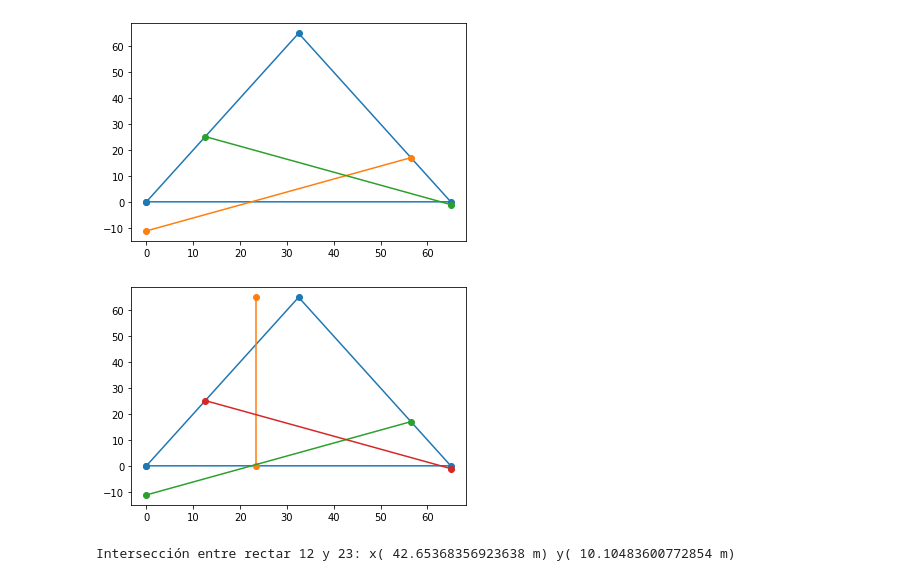
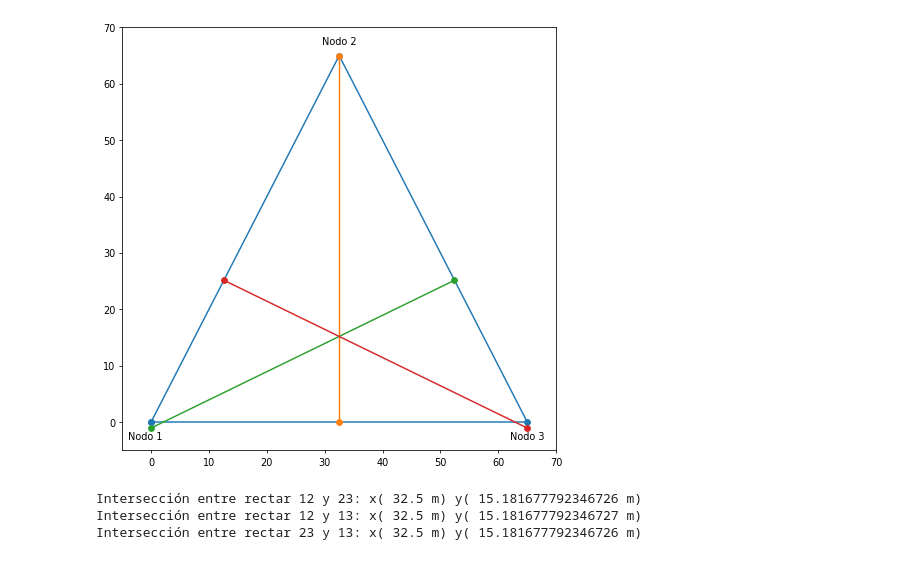
Before and after one commit to altagracience/proyecto-final, a Jupyter notebook: triagulacion-script/triangulacion.ipynb, the cells around one changed output. Saved outputs shown, nothing was run; the diff lists cells and outputs as text; code cells hidden in the pictures.

```diff
--- a/triagulacion-script/triangulacion.ipynb
+++ b/triagulacion-script/triangulacion.ipynb
@@ -52,16 +45,10 @@ ang3 = math.acos((dist23**2 + dist13**2 - dist12**2)/(2*dist13*dist23))
 x32 = x[2] - d32 * math.cos(ang3)
 y32 = d32 * math.sin(ang3)
 
-# Buscamos la pendiente de la recta perpendicular y graficamos
+# Buscamos la pendiente de la recta perpendicular
 m32 = (-1)*((y[1]-y[2])/(x[1]-x[2]))**(-1)
-plot(x, y, 'o-')
 x32_rec = [x32, 0]
 y32_rec = [y32, m32 * 0 - m32 * x32 + y32]
-plot(x32_rec, y32_rec, 'o-')
-plot(x12_rec, y12_rec, 'o-')
-show()
-# %% [output]
-[figure, removed]
 # %%
 exp = (int(P1) - int(P3))/20
 result = 10**exp
@@ -71,19 +58,45 @@ d31 = (result * dist13)/(1+result)
 x31 = x[0] + d31
 y31 = 0
 
-# Buscamos la pendiente de la recta perpendicular y graficamos
-plot(x, y, 'o-')
+# Al estar siempre sobre el eje X, la recta perpendicular siempre sera una constante
 x31_rec = [x31, x31]
 y31_rec = [y31, y[1]]
-plot(x31_rec, y31_rec, 'o-')
-plot(x32_rec, y32_rec, 'o-')
-plot(x12_rec, y12_rec, 'o-')
-show()
-# %% [output]
-[figure, removed]
-# %%
-x_interseccion = (- m12 * x12 + y12 - y32 + m32 * x32)/(m32 - m12)
-y_interseccion = m32 * x_interseccion - m32 * x32 + y32
-print ("Intersección entre rectar 12 y 23: x(", x_interseccion, "m) y(", y_interseccion, "m)")
-# %% [output]
-Intersección entre rectar 12 y 23: x( 42.65368356923638 m) y( 10.10483600772854 m)
+# %%
+# Graficamos los resultados
+pl.figure(figsize=(8, 8), dpi=70)
+if x[2] > y[2]:
+    lim_max = x[2] + 5
+else:
+    lim_max = y[2] + 5
+
+pl.xlim(x[0]-5, lim_max)
+pl.ylim(x[0]-5, lim_max)
+pl.plot(x, y, 'o-')
+pl.plot(x31_rec, y31_rec, 'o-')
+pl.plot(x32_rec, y32_rec, 'o-')
+pl.plot(x12_rec, y12_rec, 'o-')
+pl.annotate('Nodo 1', xy=(x[0], y[0]), xytext=(x[0]-4, y[0]-3))
+pl.annotate('Nodo 2', xy=(x[1], y[1]), xytext=(x[1]-3, y[1]+2))
+pl.annotate('Nodo 3', xy=(x[2], y[2]), xytext=(x[2]-3, y[2]-3))
+pl.show()
+# %% [output]
+[figure, added]
+# %%
+# Interseccion entre rectas 12 / 23
+x_inter12_23 = (- m12 * x12 + y12 - y32 + m32 * x32)/(m32 - m12)
+y_inter12_23 = m32 * x_interseccion - m32 * x32 + y32
+print ("Intersección entre rectar 12 y 23: x(", x_inter12_23, "m) y(", y_inter12_23, "m)")
+
+# Interseccion entre rectas 12 / 13
+x_inter12_13 = x31
+y_inter12_13 = m12 * x31 - m12 * x12 + y12
+print ("Intersección entre rectar 12 y 13: x(", x_inter12_13, "m) y(", y_inter12_13, "m)")
+
+# Interseccion entre rectas 23 / 13
+x_inter23_13 = x31
+y_inter23_13 = m32 * x31 - m32 * x32 + y32
+print ("Intersección entre rectar 23 y 13: x(", x_inter23_13, "m) y(", y_inter23_13, "m)")
+# %% [output]
+Intersección entre rectar 12 y 23: x( 32.5 m) y( 15.181677792346726 m)
+Intersección entre rectar 12 y 13: x( 32.5 m) y( 15.181677792346727 m)
+Intersección entre rectar 23 y 13: x( 32.5 m) y( 15.181677792346726 m)
```
Also changed, not shown: parts of 5 cells of this notebook.
